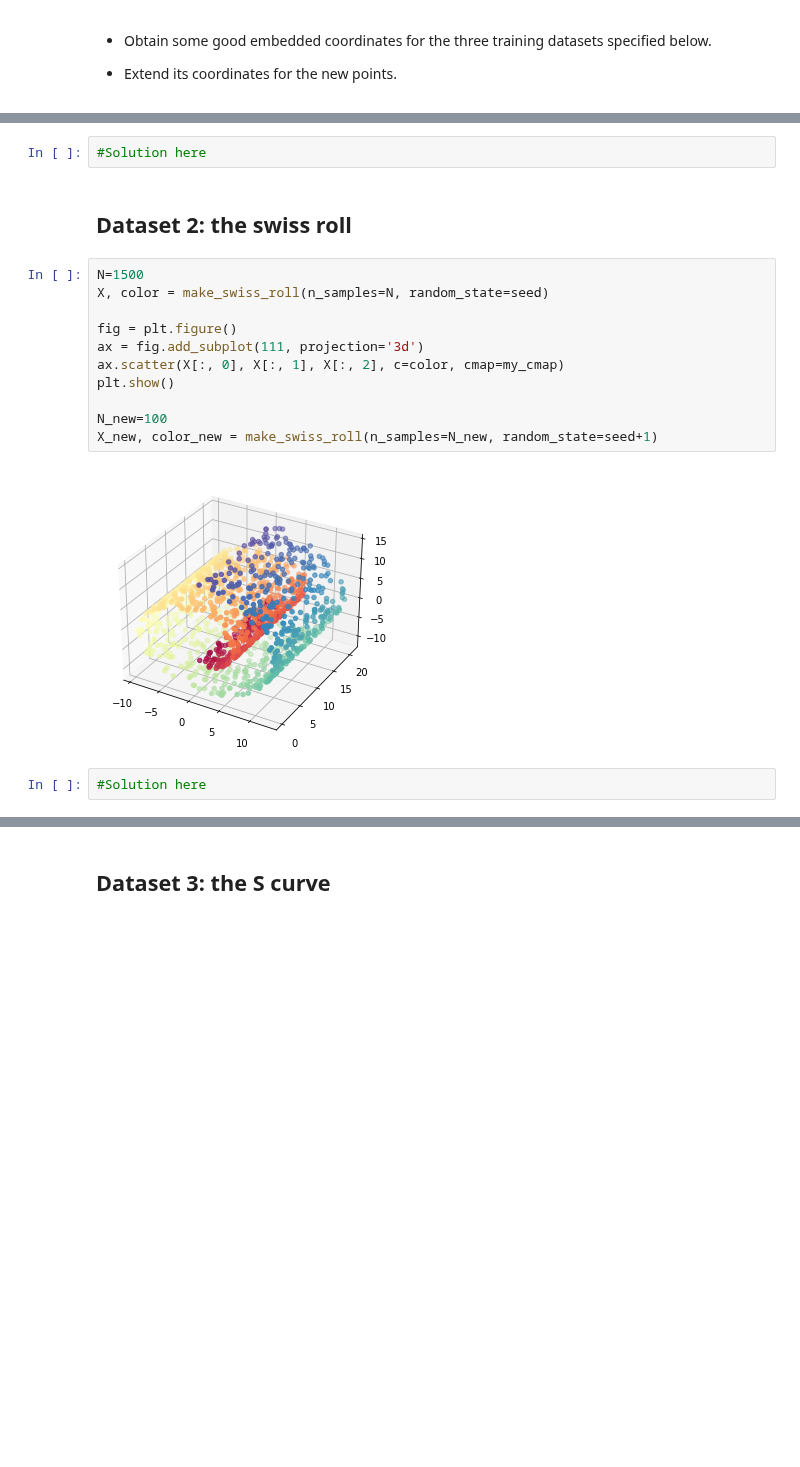
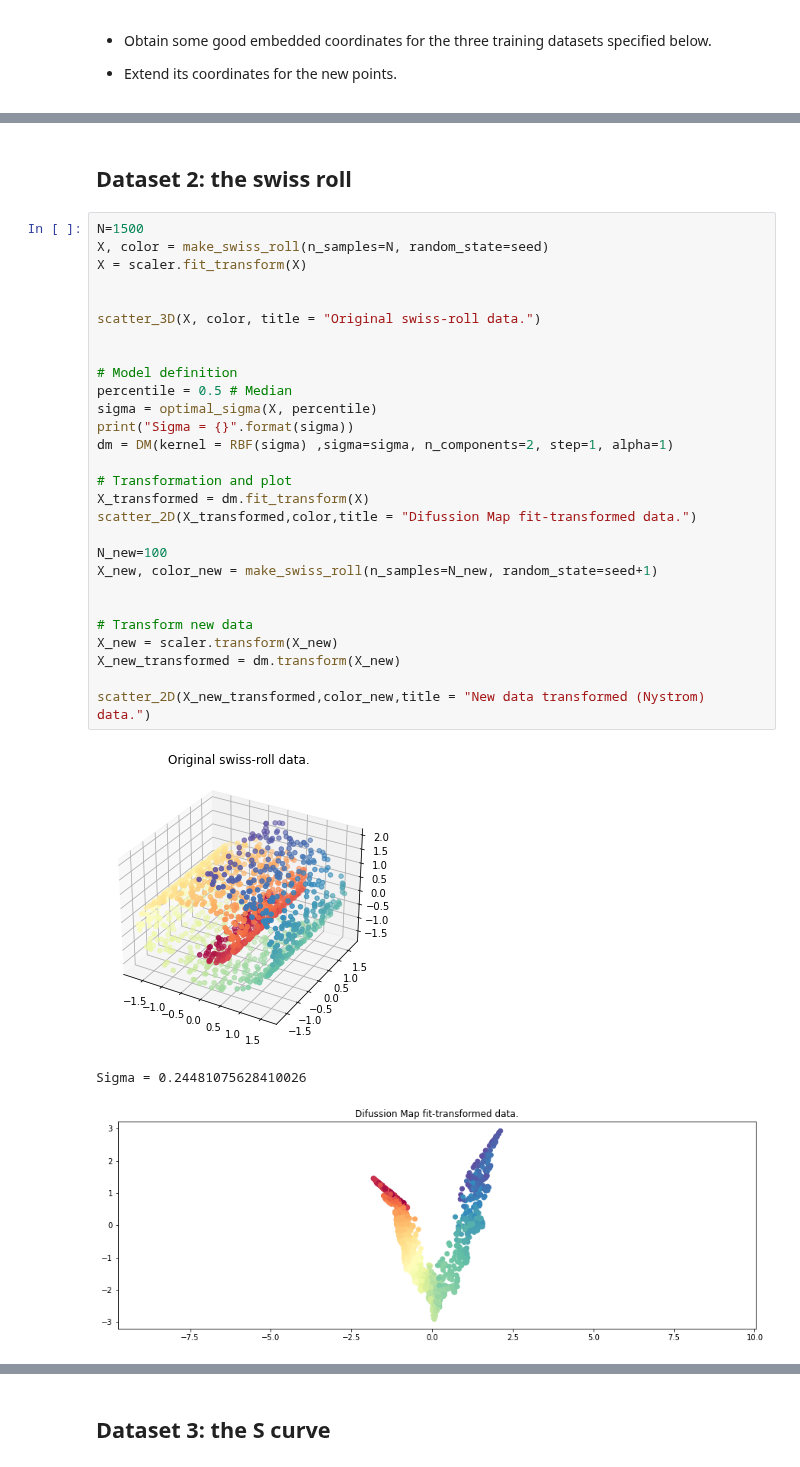
Before and after one commit to fjsaezm/mcd-mf, a Jupyter notebook: HW_03/HW_03_MF_2022.ipynb, the cells around one changed output, grey strips where cells are left out. Cells and saved outputs as stored; diff of their text form; blank space fills up the shorter version.

```diff
--- a/HW_03/HW_03_MF_2022.ipynb
+++ b/HW_03/HW_03_MF_2022.ipynb
@@ -337,19 +383,34 @@ X_new, y_new = make_blobs(n_samples=N_new, n_features=50, centers=2,
-# %%
-#Solution here
 # %% [markdown]
 ## Dataset 2: the swiss roll
-# %%
-N=1500
-X, color = make_swiss_roll(n_samples=N, random_state=seed)
-
-fig = plt.figure()
-ax = fig.add_subplot(111, projection='3d')
-ax.scatter(X[:, 0], X[:, 1], X[:, 2], c=color, cmap=my_cmap)
-plt.show()
-
-N_new=100
-X_new, color_new = make_swiss_roll(n_samples=N_new, random_state=seed+1)
-# %% [output]
-[figure, removed]
-# %%
-#Solution here
+# %%
+N=1500
+X, color = make_swiss_roll(n_samples=N, random_state=seed)
+X = scaler.fit_transform(X)
+
+
+scatter_3D(X, color, title = "Original swiss-roll data.")
+
+
+# Model definition
+percentile = 0.5 # Median
+sigma = optimal_sigma(X, percentile)
+print("Sigma = {}".format(sigma))
+dm = DM(kernel = RBF(sigma) ,sigma=sigma, n_components=2, step=1, alpha=1)
+
+# Transformation and plot
+X_transformed = dm.fit_transform(X)
+scatter_2D(X_transformed,color,title = "Difussion Map fit-transformed data.")
+
+N_new=100
+X_new, color_new = make_swiss_roll(n_samples=N_new, random_state=seed+1)
+
+
+# Transform new data
+X_new = scaler.transform(X_new)
+X_new_transformed = dm.transform(X_new)
+
+scatter_2D(X_new_transformed,color_new,title = "New data transformed (Nystrom) data.")
+# %% [output]
+[figure, added]
+Sigma = 0.24481075628410026
+[figure, added]
```
Also changed, not shown: parts of 18 cells of this notebook.
